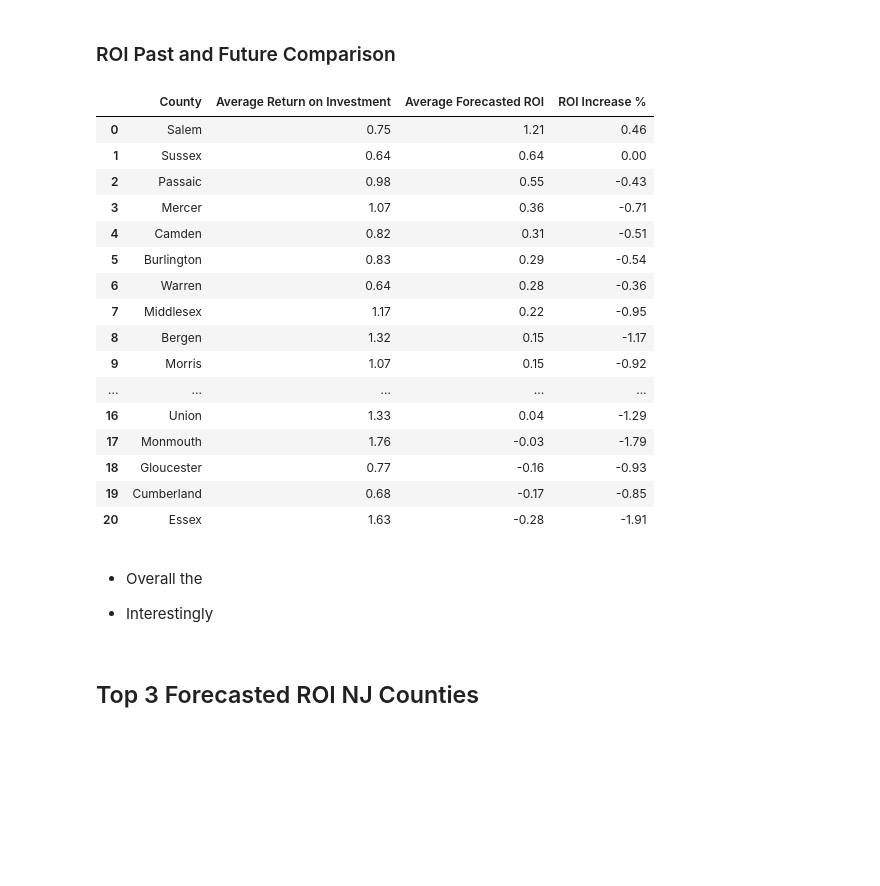
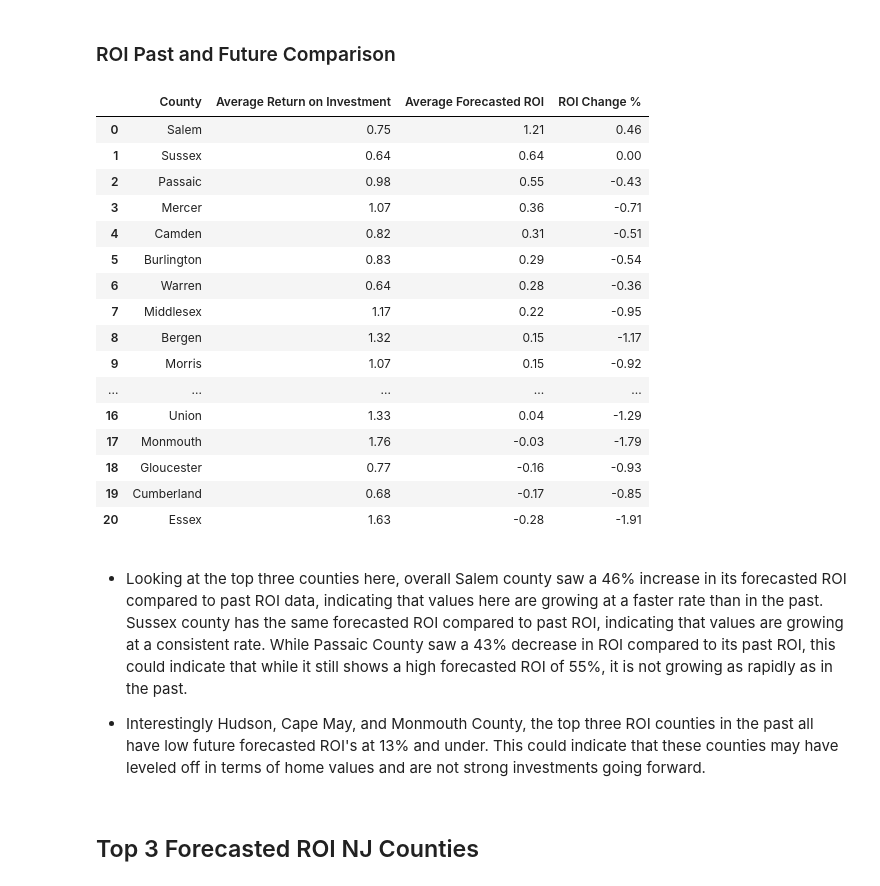
Before and after one commit to jmg0144/Zillow-Time-Series-Analysis, a Jupyter notebook: zillow-time-series-analysis.ipynb, the cells around one changed output. Cells and saved outputs as stored; diff of their text form; code cells hidden in the pictures; blank space fills up the shorter version.

```diff
--- a/zillow-time-series-analysis.ipynb
+++ b/zillow-time-series-analysis.ipynb
@@ -1750,10 +1756,10 @@ fcast_roi_df.sort_values(by='Average Forecasted ROI', ascending=False).reset_ind
 ### ROI Past and Future Comparison
 # %%
 roi_comparison = county_roi_df.merge(fcast_roi_df, how='inner')
-roi_comparison['ROI Increase %'] = roi_comparison['Average Forecasted ROI'] - roi_comparison['Average Return on Investment']
+roi_comparison['ROI Change %'] = roi_comparison['Average Forecasted ROI'] - roi_comparison['Average Return on Investment']
 roi_comparison.sort_values(by='Average Forecasted ROI', ascending=False).reset_index(drop=True)
 # %% [output]
-|  | County | Average Return on Investment | Average Forecasted ROI | ROI Increase % |
+|  | County | Average Return on Investment | Average Forecasted ROI | ROI Change % |
 | 0 | Salem | 0.75 | 1.21 | 0.46 |
 | 1 | Sussex | 0.64 | 0.64 | 0.00 |
 | 2 | Passaic | 0.98 | 0.55 | -0.43 |
@@ -1770,10 +1776,10 @@ roi_comparison.sort_values(by='Average Forecasted ROI', ascending=False).reset_i
 | 18 | Gloucester | 0.77 | -0.16 | -0.93 |
 | 19 | Cumberland | 0.68 | -0.17 | -0.85 |
 | 20 | Essex | 1.63 | -0.28 | -1.91 |
-# %% [markdown]
- - Overall the
-
- - Interestingly
+# %% [markdown]
+ - Looking at the top three counties here, overall Salem county saw a 46% increase in its forecasted ROI compared to past ROI data, indicating that values here are growing at a faster rate than in the past. Sussex county has the same forecasted ROI compared to past ROI, indicating that values are growing at a consistent rate. While Passaic County saw a 43% decrease in ROI compared to its past ROI, this could indicate that while it still shows a high forecasted ROI of 55%, it is not growing as rapidly as in the past.
+
+ - Interestingly Hudson, Cape May, and Monmouth County, the top three ROI counties in the past all have low future forecasted ROI's at 13% and under. This could indicate that these counties may have leveled off in terms of home values and are not strong investments going forward.
 # %% [markdown]
 ## Top 3 Forecasted ROI NJ Counties
 # %%
```
Also changed, not shown: parts of 37 cells of this notebook.
